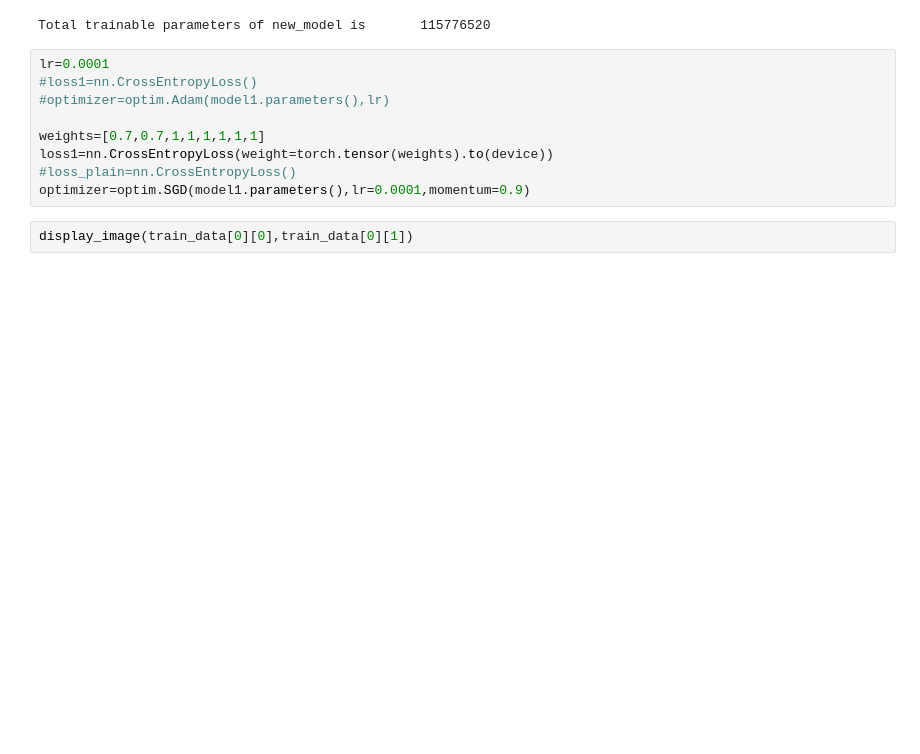
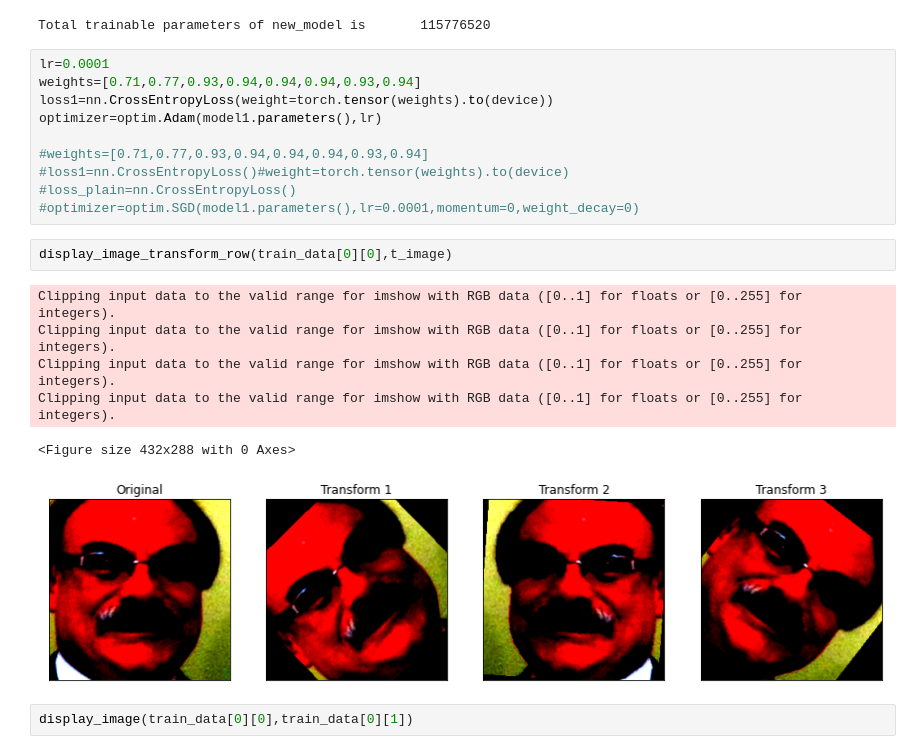
Before and after one commit to prav0761/Facial-Emotion-Detection-using-Computer-Vision, a Jupyter notebook: vgg with image transform.ipynb, the cells around one changed output. Drawn from its saved outputs; the diff is of its cells as text; blank space fills up the shorter version.

```diff
--- a/vgg with image transform.ipynb
+++ b/vgg with image transform.ipynb
@@ -141,13 +141,23 @@ total_trainable_parameters(model1)
 Total trainable parameters of new_model is       115776520
 # %%
 lr=0.0001
-#loss1=nn.CrossEntropyLoss()
-#optimizer=optim.Adam(model1.parameters(),lr)
+weights=[0.71,0.77,0.93,0.94,0.94,0.94,0.93,0.94]
+loss1=nn.CrossEntropyLoss(weight=torch.tensor(weights).to(device))
+optimizer=optim.Adam(model1.parameters(),lr)
 
-weights=[0.7,0.7,1,1,1,1,1,1]
-loss1=nn.CrossEntropyLoss(weight=torch.tensor(weights).to(device))
+#weights=[0.71,0.77,0.93,0.94,0.94,0.94,0.93,0.94]
+#loss1=nn.CrossEntropyLoss()#weight=torch.tensor(weights).to(device)
 #loss_plain=nn.CrossEntropyLoss()
-optimizer=optim.SGD(model1.parameters(),lr=0.0001,momentum=0.9)
+#optimizer=optim.SGD(model1.parameters(),lr=0.0001,momentum=0,weight_decay=0)
+# %%
+display_image_transform_row(train_data[0][0],t_image)
+# %% [output]
+Clipping input data to the valid range for imshow with RGB data ([0..1] for floats or [0..255] for integers).
+Clipping input data to the valid range for imshow with RGB data ([0..1] for floats or [0..255] for integers).
+Clipping input data to the valid range for imshow with RGB data ([0..1] for floats or [0..255] for integers).
+Clipping input data to the valid range for imshow with RGB data ([0..1] for floats or [0..255] for integers).
+<Figure size 432x288 with 0 Axes>
+[figure, added]
 # %%
 display_image(train_data[0][0],train_data[0][1])
 # %% [output]
```
Also changed, not shown: parts of 15 cells of this notebook, 2 other files.
